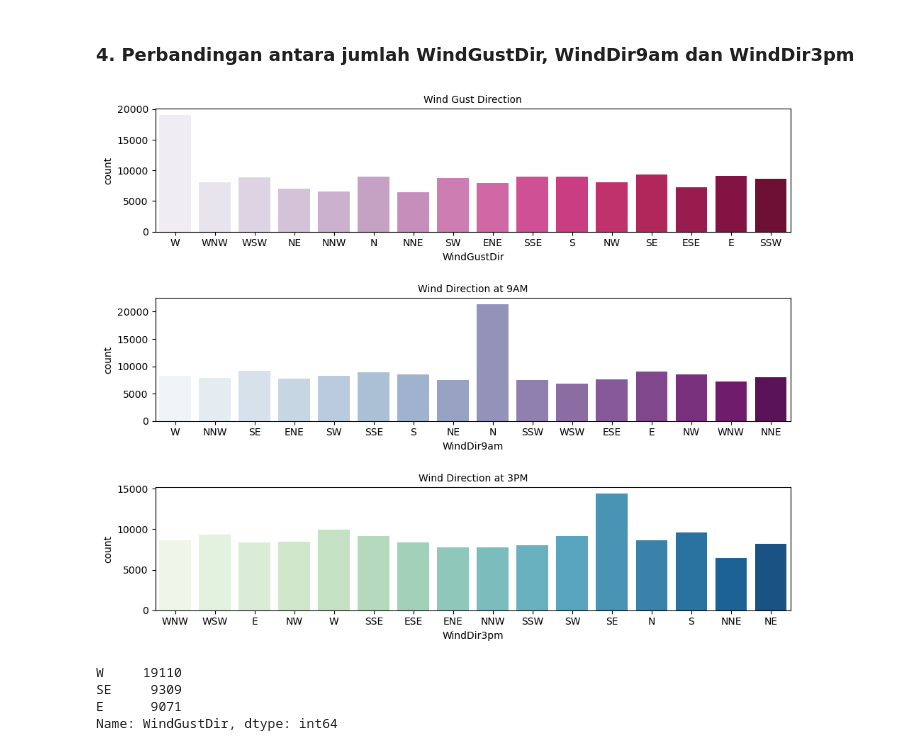
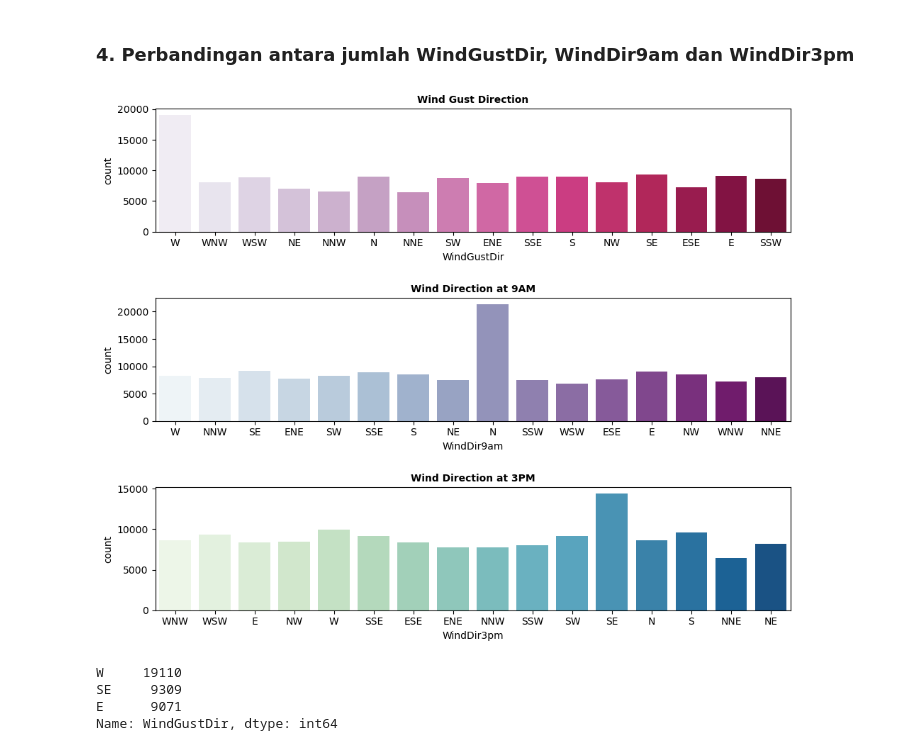
Before and after one commit to ria-fajriyah/Rain_in_Australia, a Jupyter notebook: PYTN_KampusMerdeka_fp2_Nurul Fajriyah Al Maulidiyah.ipynb, the cells around one changed output. Drawn from its saved outputs; the diff is of its cells as text; code cells hidden in the pictures.

```diff
--- a/PYTN_KampusMerdeka_fp2_Nurul Fajriyah Al Maulidiyah.ipynb
+++ b/PYTN_KampusMerdeka_fp2_Nurul Fajriyah Al Maulidiyah.ipynb
@@ -438,20 +435,20 @@ Berdasarkan visualisasi diatas, dapat disimpulkan bahwa:
 # %%
 fig, ax = plt.subplots(3, 1, figsize=(10,8))
 
 # WindGustDir
 sns.countplot(df['WindGustDir'], palette='PuRd', ax=ax[0])
-ax[0].set_title("Wind Gust Direction", fontsize=10)
+ax[0].set_title("Wind Gust Direction", fontweight='bold', fontsize=10)
 
 # WindDir9am
 sns.countplot(df['WindDir9am'], palette='BuPu', ax=ax[1])
-ax[1].set_title("\nWind Direction at 9AM", fontsize=10)
+ax[1].set_title("\nWind Direction at 9AM", fontweight='bold', fontsize=10)
 
 # WindDir3pm
 sns.countplot(df['WindDir3pm'], palette='GnBu', ax=ax[2])
-ax[2].set_title("\nWind Direction at 3PM", fontsize=10)
+ax[2].set_title("\nWind Direction at 3PM", fontweight='bold', fontsize=10)
 fig.tight_layout()
 # %% [output]
-[figure, old version]
+[figure, new version]
 # %%
 df['WindGustDir'].value_counts().head(3)
 # %% [output]
```
Also changed, not shown: parts of 101 cells of this notebook.
